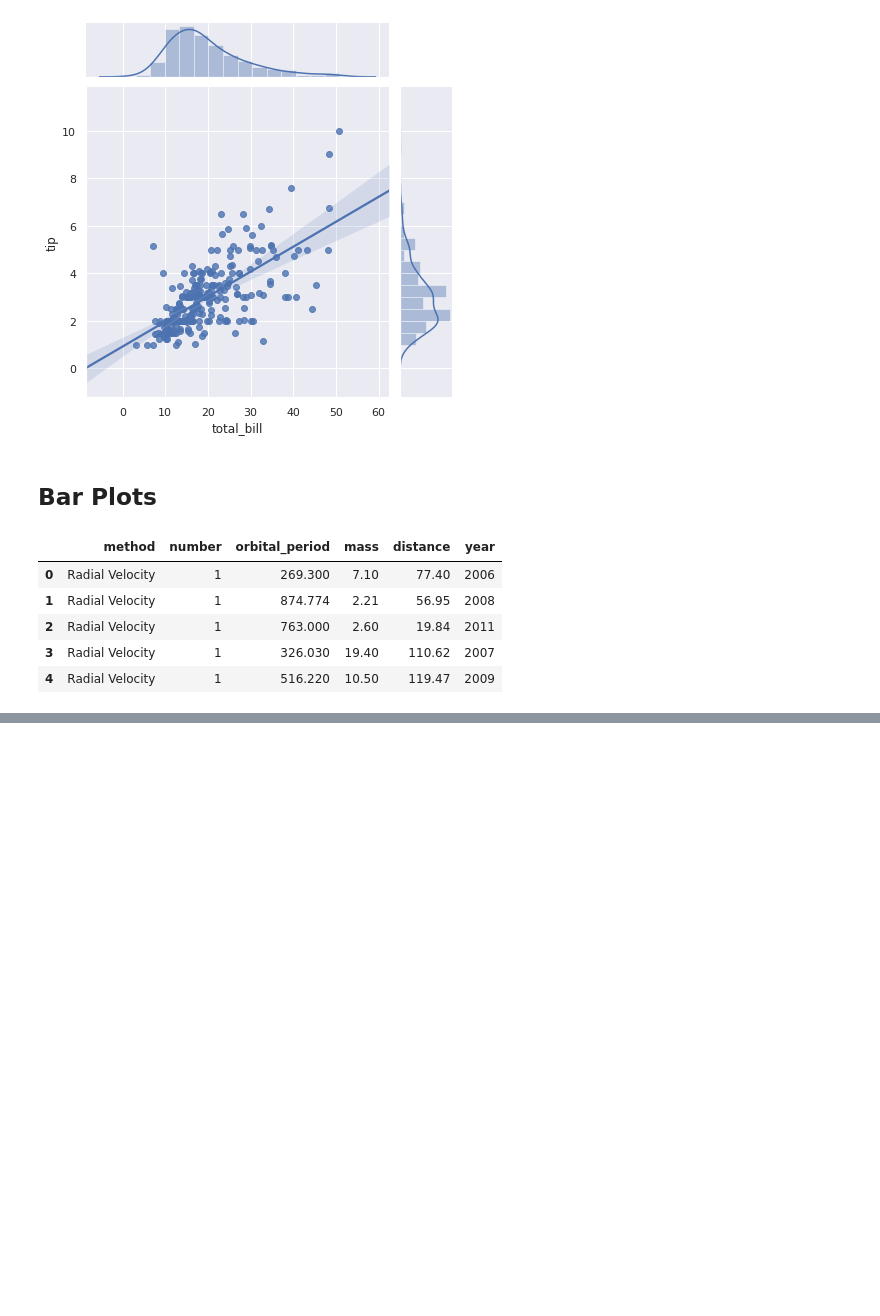
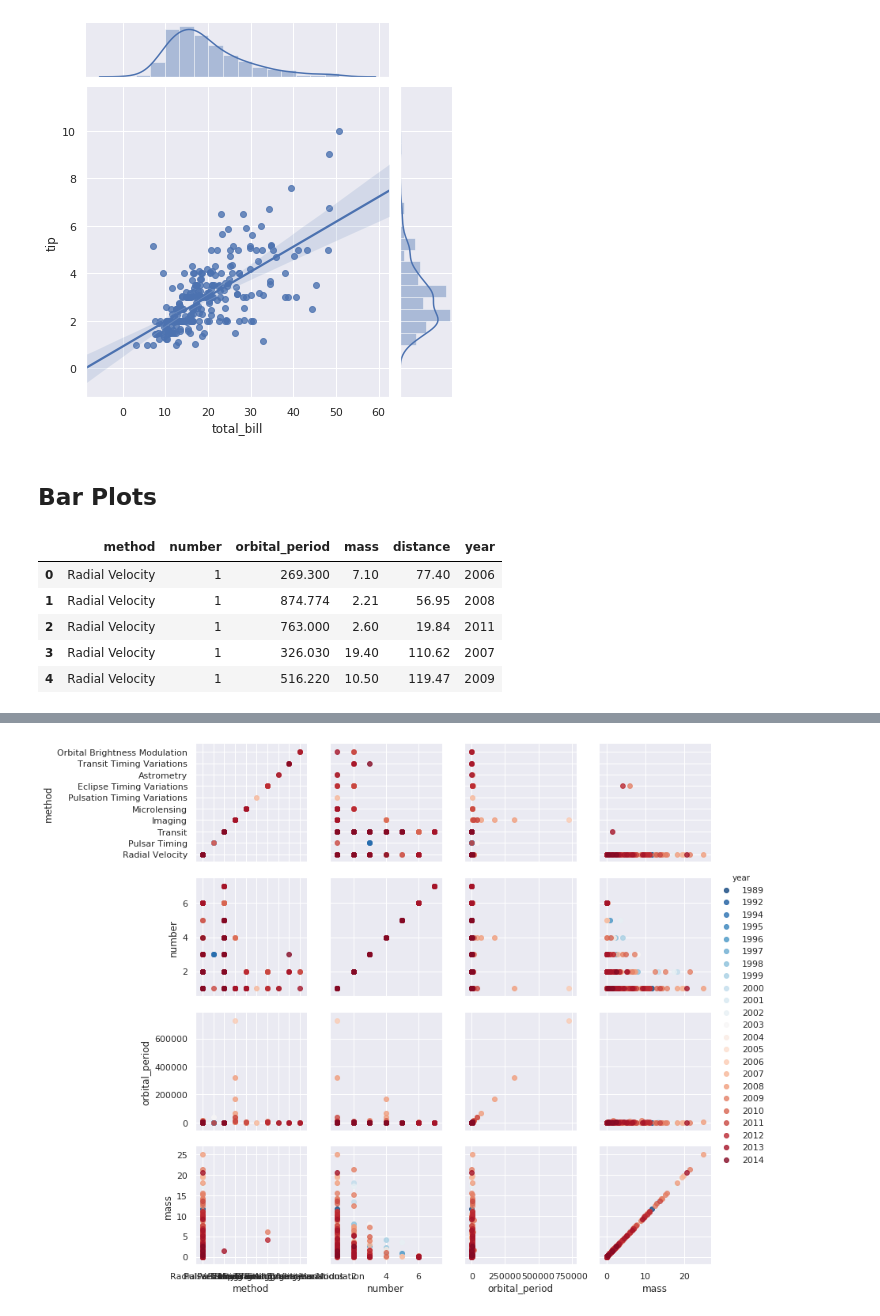
Before and after one commit to Deepshikha05/Visualization-in-Python, a Jupyter notebook: seaborn/seaborn.ipynb, the cells around one changed output, grey strips where cells are left out. Cells and saved outputs as stored; diff of their text form; code cells hidden in the pictures; blank space fills up the shorter version.

```diff
--- a/seaborn/seaborn.ipynb
+++ b/seaborn/seaborn.ipynb
@@ -216,0 +226,7 @@ with sns.axes_style('white'):
+# %%
+g = sns.PairGrid(planets, vars=['method', 'number', 'orbital_period', 'mass'],
+                 hue='year', palette='RdBu_r')
+g.map(plt.scatter, alpha=0.8)
+g.add_legend();
+# %% [output]
+[figure, added]
```
Also changed, not shown: parts of 2 cells of this notebook.
